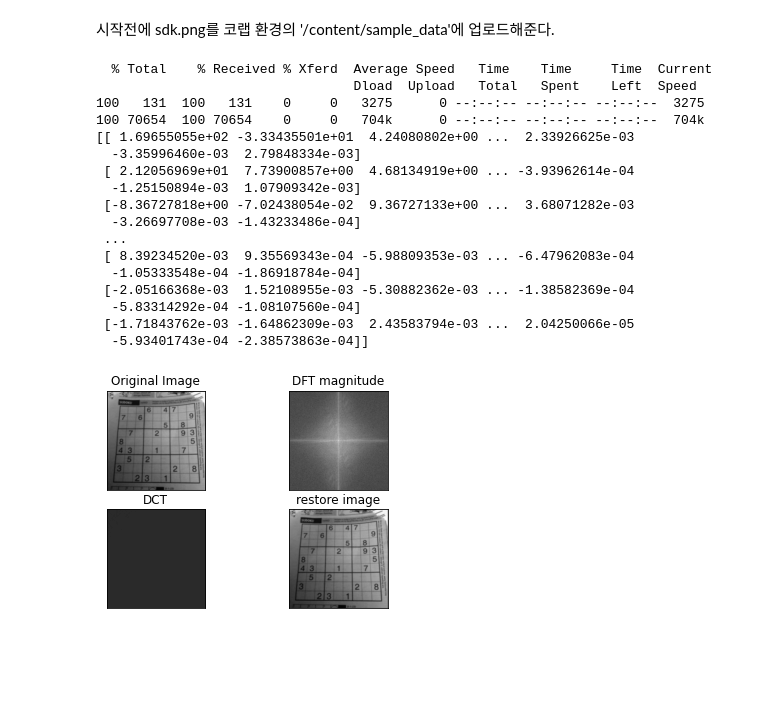
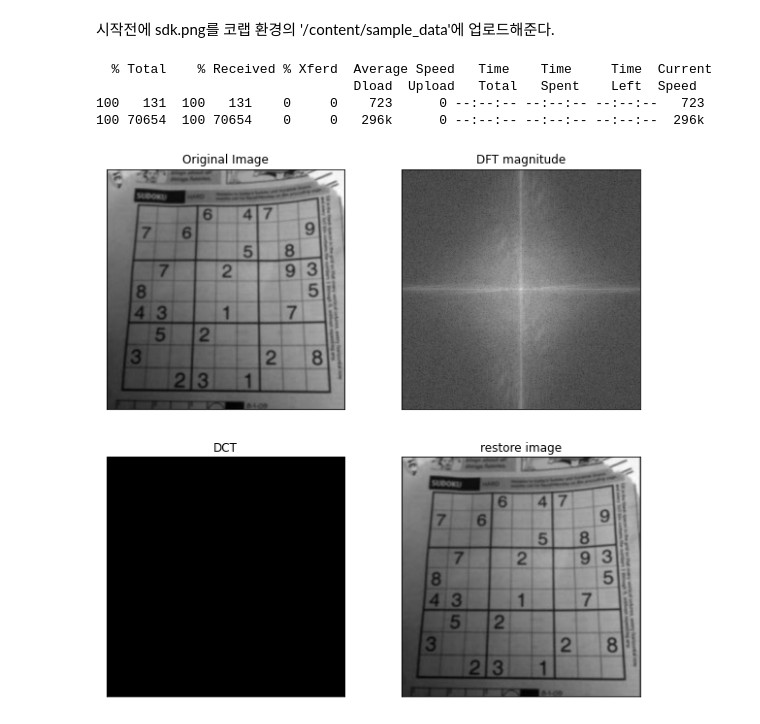
Before and after one commit to swkim01/DSAC5, a Jupyter notebook: gg-09-영상_변환.ipynb, the cells around one changed output. Drawn from its saved outputs; the diff is of its cells as text; code cells hidden in the pictures; blank space fills up the shorter version.

```diff
--- a/gg-09-영상_변환.ipynb
+++ b/gg-09-영상_변환.ipynb
@@ -16,56 +16,46 @@ import cv2 as cv
 import numpy as np
 from matplotlib import pyplot as plt
 # 이미지 읽기
 !curl -L https://github.com/swkim01/DSAC5/raw/main/data/sdk.png -o sdk.png
 img = cv.imread('./sdk.png',0)
 #img = cv.imread('/content/sample_data/sdk.png',0)
 img = img / 255
 
 # DFT
 fft = cv.dft(img, flags=cv.DFT_COMPLEX_OUTPUT)
 
 # spectrum visualization
 shifted = np.fft.fftshift(fft, axes=[0,1])
 magnitude = cv.magnitude(shifted[:,:,0], shifted[:,:,1])
 magnitude = np.log(magnitude)
 
 # DCT
-#print(img.shape)
 h, w = img.shape
 if h % 2 == 1: h += 1
 if w % 2 == 1: w += 1
-dct = cv.dct(cv.resize(img, (width, height)))
-print(dct)
+dct = cv.dct(cv.resize(img, (w, h)))
+#print(np.abs(dct*10).astype(np.uint8))
 
 # restore
 restore = cv.idft(fft, flags=cv.DFT_SCALE | cv.DFT_REAL_OUTPUT)
 
 titles = ['Original Image', 'DFT magnitude', 'DCT', 'restore image']
-images = [img, magnitude, dct, restore]
+images = [img, magnitude, np.abs(dct*10), restore]
+fig, ax = plt.subplots(2, 2, figsize=(10,10))
 for i in range(4):
-    plt.subplot(2,2,i+1),plt.imshow(images[i],'gray')
-    plt.title(titles[i])
-    plt.xticks([]),plt.yticks([])
+    #plt.subplot(2,2,i+1),plt.imshow(images[i],'gray')
+    #plt.title(titles[i])
+    #plt.xticks([]),plt.yticks([])
+    x = int(i/2); y = int(i%2)
+    ax[x,y].imshow(images[i],cmap = 'gray')
+    ax[x,y].set_title(titles[i]), ax[x,y].set_xticks([]), ax[x,y].set_yticks([])
 plt.show()
 # %% [output]
   % Total    % Received % Xferd  Average Speed   Time    Time     Time  Current
                                  Dload  Upload   Total   Spent    Left  Speed
-100   131  100   131    0     0   3275      0 --:--:-- --:--:-- --:--:--  3275
-100 70654  100 70654    0     0   704k      0 --:--:-- --:--:-- --:--:--  704k
-[[ 1.69655055e+02 -3.33435501e+01  4.24080802e+00 ...  2.33926625e-03
-  -3.35996460e-03  2.79848334e-03]
- [ 2.12056969e+01  7.73900857e+00  4.68134919e+00 ... -3.93962614e-04
-  -1.25150894e-03  1.07909342e-03]
- [-8.36727818e+00 -7.02438054e-02  9.36727133e+00 ...  3.68071282e-03
-  -3.26697708e-03 -1.43233486e-04]
- ...
- [ 8.39234520e-03  9.35569343e-04 -5.98809353e-03 ... -6.47962083e-04
-  -1.05333548e-04 -1.86918784e-04]
- [-2.05166368e-03  1.52108955e-03 -5.30882362e-03 ... -1.38582369e-04
-  -5.83314292e-04 -1.08107560e-04]
- [-1.71843762e-03 -1.64862309e-03  2.43583794e-03 ...  2.04250066e-05
-  -5.93401743e-04 -2.38573863e-04]]
+100   131  100   131    0     0    723      0 --:--:-- --:--:-- --:--:--   723
+100 70654  100 70654    0     0   296k      0 --:--:-- --:--:-- --:--:--  296k
-[figure, old version]
+[figure, new version]
 # %%
 import cv2 as cv
 import numpy as np
```
Also changed, not shown: parts of 1 cell of this notebook.
